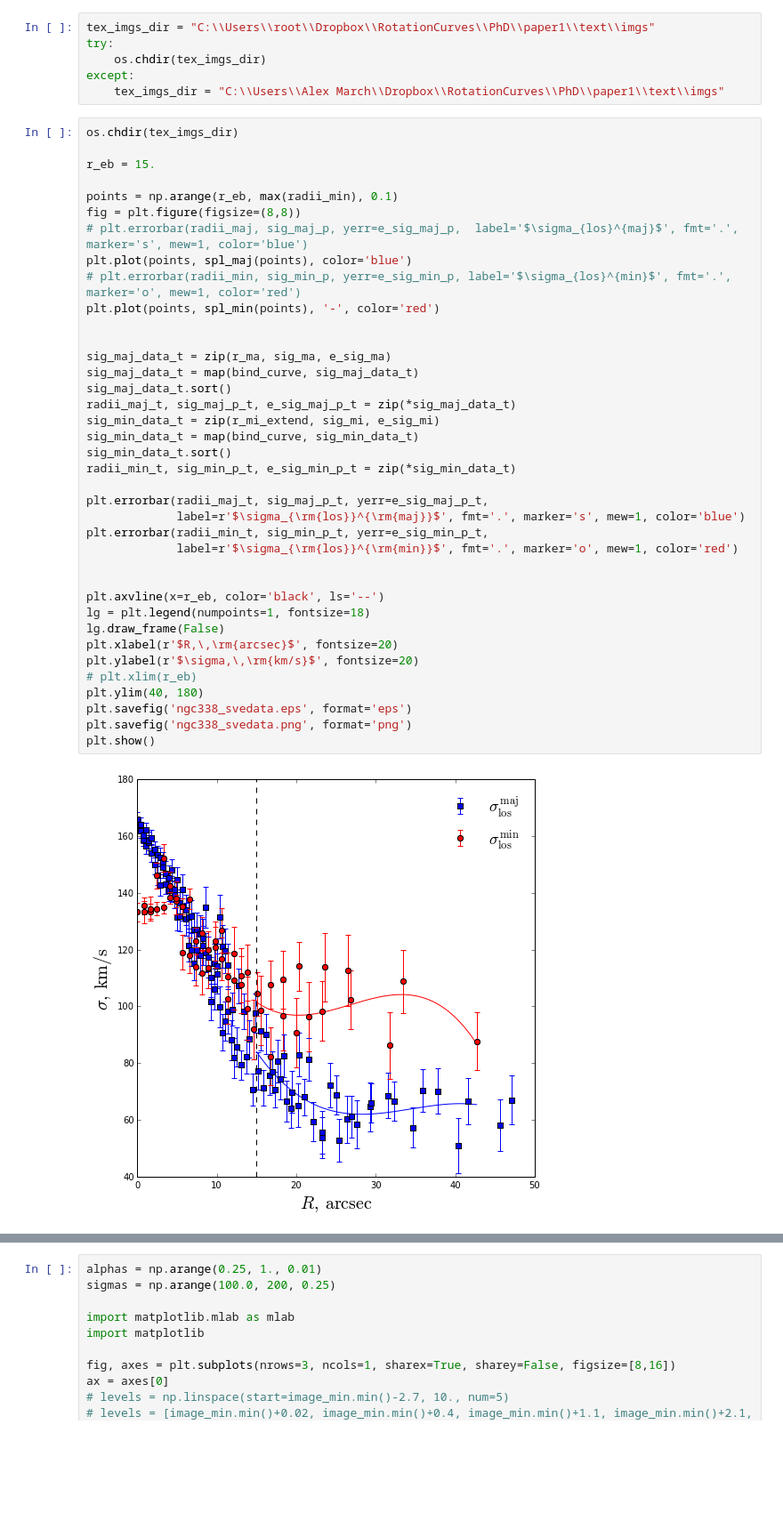
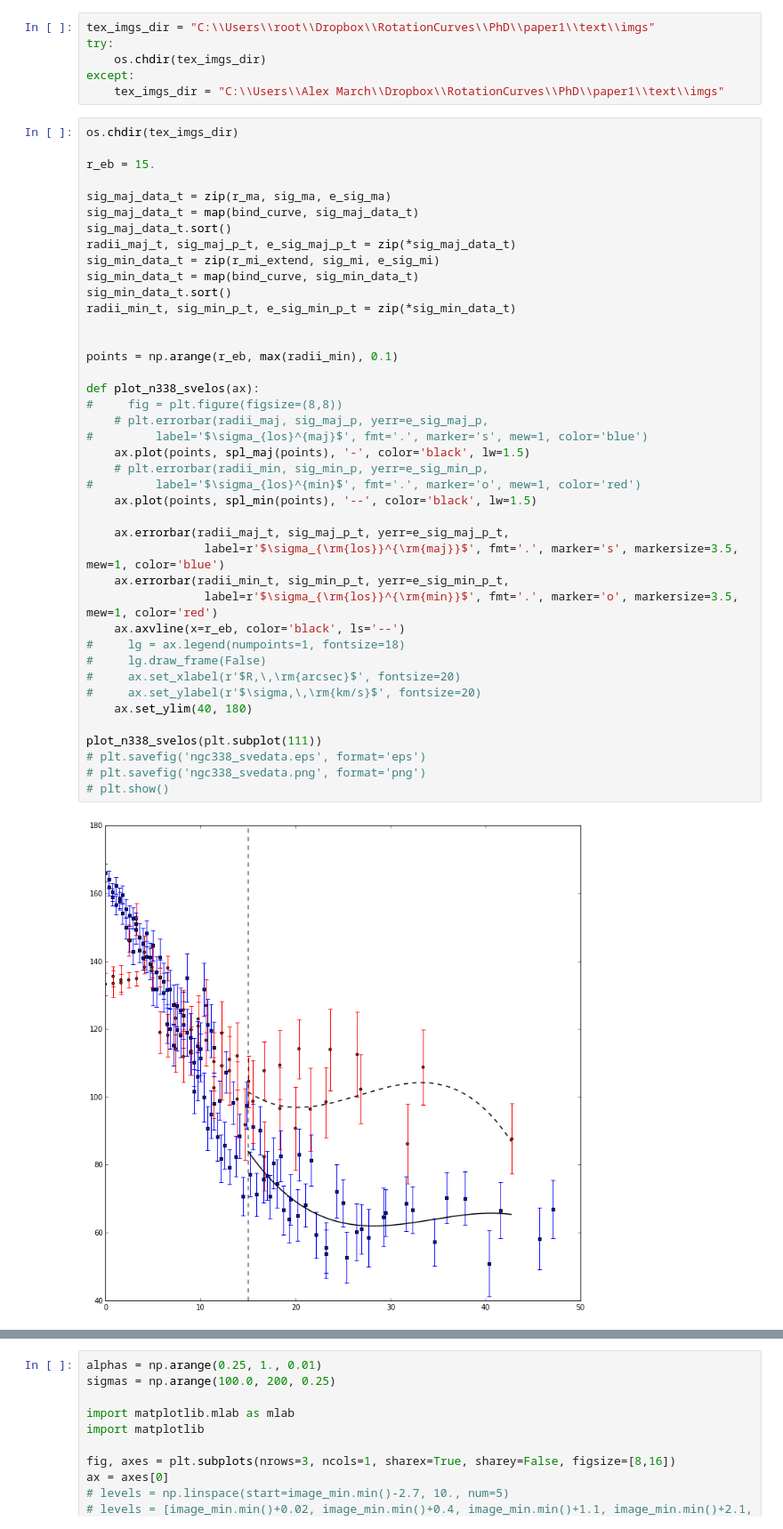
Before and after one commit to Amarchuk/2FInstability, a Jupyter notebook: notebooks/NGC338_cut.ipynb, the cells around one changed output, grey strips where cells are left out. Shown at 89% size. Drawn from its saved outputs; the diff is of its cells as text; blank space fills up the shorter version.

```diff
--- a/notebooks/NGC338_cut.ipynb
+++ b/notebooks/NGC338_cut.ipynb
@@ -1010,40 +1010,43 @@ except:
 # %%
 os.chdir(tex_imgs_dir)
 
 r_eb = 15.
-
-points = np.arange(r_eb, max(radii_min), 0.1)
-fig = plt.figure(figsize=(8,8))
-# plt.errorbar(radii_maj, sig_maj_p, yerr=e_sig_maj_p,  label='$\sigma_{los}^{maj}$', fmt='.', marker='s', mew=1, color='blue')
-plt.plot(points, spl_maj(points), color='blue')
-# plt.errorbar(radii_min, sig_min_p, yerr=e_sig_min_p, label='$\sigma_{los}^{min}$', fmt='.', marker='o', mew=1, color='red')
-plt.plot(points, spl_min(points), '-', color='red')
-
 
 sig_maj_data_t = zip(r_ma, sig_ma, e_sig_ma)
 sig_maj_data_t = map(bind_curve, sig_maj_data_t)
 sig_maj_data_t.sort()
 radii_maj_t, sig_maj_p_t, e_sig_maj_p_t = zip(*sig_maj_data_t)
 sig_min_data_t = zip(r_mi_extend, sig_mi, e_sig_mi)
 sig_min_data_t = map(bind_curve, sig_min_data_t)
 sig_min_data_t.sort()
 radii_min_t, sig_min_p_t, e_sig_min_p_t = zip(*sig_min_data_t)
 
-plt.errorbar(radii_maj_t, sig_maj_p_t, yerr=e_sig_maj_p_t,
-             label=r'$\sigma_{\rm{los}}^{\rm{maj}}$', fmt='.', marker='s', mew=1, color='blue')
-plt.errorbar(radii_min_t, sig_min_p_t, yerr=e_sig_min_p_t,
-             label=r'$\sigma_{\rm{los}}^{\rm{min}}$', fmt='.', marker='o', mew=1, color='red')
 
+points = np.arange(r_eb, max(radii_min), 0.1)
 
-plt.axvline(x=r_eb, color='black', ls='--')
-lg = plt.legend(numpoints=1, fontsize=18)
-lg.draw_frame(False)
-plt.xlabel(r'$R,\,\rm{arcsec}$', fontsize=20)
-plt.ylabel(r'$\sigma,\,\rm{km/s}$', fontsize=20)
-# plt.xlim(r_eb)
-plt.ylim(40, 180)
-plt.savefig('ngc338_svedata.eps', format='eps')
-plt.savefig('ngc338_svedata.png', format='png')
-plt.show()
+def plot_n338_svelos(ax):
+#     fig = plt.figure(figsize=(8,8))
+    # plt.errorbar(radii_maj, sig_maj_p, yerr=e_sig_maj_p,
+#         label='$\sigma_{los}^{maj}$', fmt='.', marker='s', mew=1, color='blue')
+    ax.plot(points, spl_maj(points), '-', color='black', lw=1.5)
+    # plt.errorbar(radii_min, sig_min_p, yerr=e_sig_min_p,
+#         label='$\sigma_{los}^{min}$', fmt='.', marker='o', mew=1, color='red')
+    ax.plot(points, spl_min(points), '--', color='black', lw=1.5)
+
+    ax.errorbar(radii_maj_t, sig_maj_p_t, yerr=e_sig_maj_p_t,
+                 label=r'$\sigma_{\rm{los}}^{\rm{maj}}$', fmt='.', marker='s', markersize=3.5, mew=1, color='blue')
+    ax.errorbar(radii_min_t, sig_min_p_t, yerr=e_sig_min_p_t,
+                 label=r'$\sigma_{\rm{los}}^{\rm{min}}$', fmt='.', marker='o', markersize=3.5, mew=1, color='red')
+    ax.axvline(x=r_eb, color='black', ls='--')
+#     lg = ax.legend(numpoints=1, fontsize=18)
+#     lg.draw_frame(False)
+#     ax.set_xlabel(r'$R,\,\rm{arcsec}$', fontsize=20)
+#     ax.set_ylabel(r'$\sigma,\,\rm{km/s}$', fontsize=20)
+    ax.set_ylim(40, 180)
+
+plot_n338_svelos(plt.subplot(111))
+# plt.savefig('ngc338_svedata.eps', format='eps')
+# plt.savefig('ngc338_svedata.png', format='png')
+# plt.show()
 # %% [output]
-[figure, old version]
+[figure, new version]
```
Also changed, not shown: parts of 4 cells of this notebook, 2 other files.
